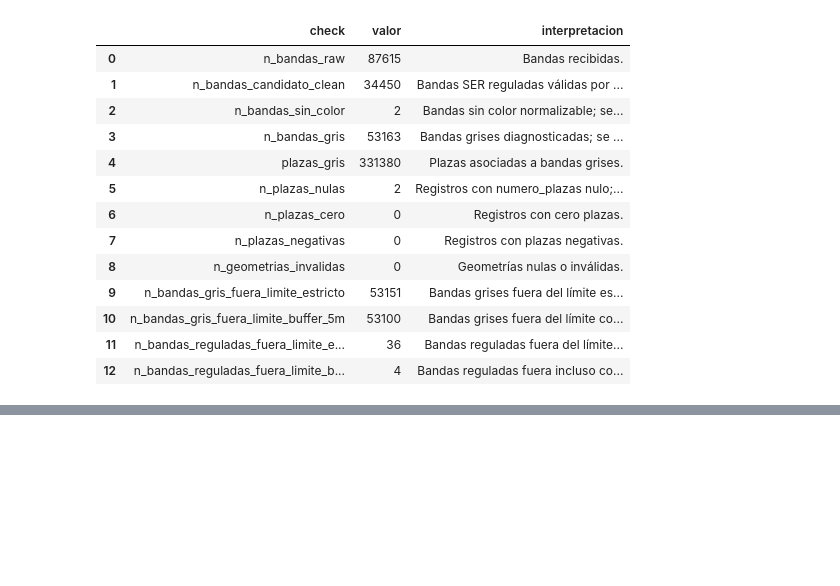
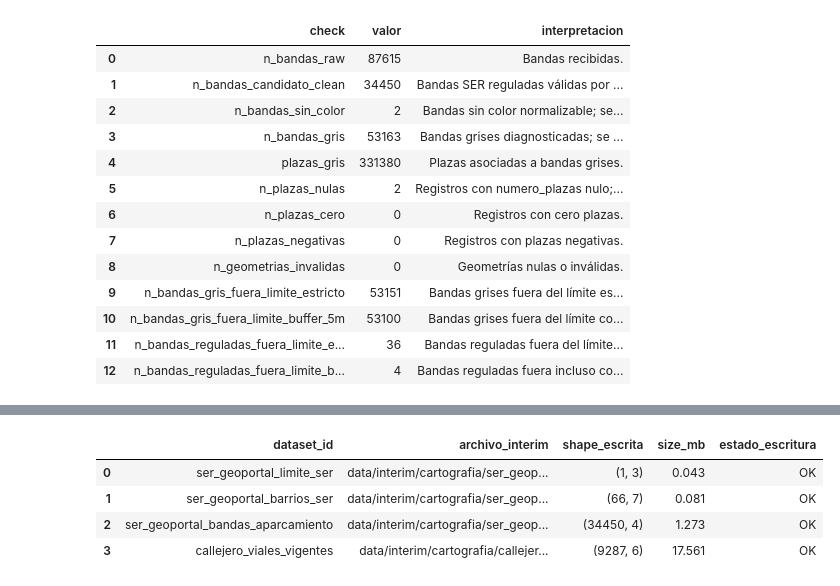
Before and after one commit to hugoramirovilla-boop/TFM_parking_madrid, a Jupyter notebook: notebooks/02_02_cartografia_ser.ipynb, the cells around one changed output, grey strips where cells are left out. Cells and saved outputs as stored; diff of their text form; code cells hidden in the pictures; blank space fills up the shorter version.

```diff
--- a/notebooks/02_02_cartografia_ser.ipynb
+++ b/notebooks/02_02_cartografia_ser.ipynb
@@ -599,7 +613,7 @@ La normalización realizada afecta únicamente a los nombres de columnas. No se
 GEO_RAW: dict[str, gpd.GeoDataFrame] = {}
 quality_rows = []
 
-for dataset_id in TARGET_DATASET_IDS:
+for dataset_id in CARTOGRAPHY_DATASET_IDS:
     raw_path = CARTOGRAPHY_RAW_PATHS[dataset_id]
     if not raw_path.exists():
         raise FileNotFoundError(
@@ -640,15 +654,15 @@ for dataset_id in TARGET_DATASET_IDS:
 inspection_table = pd.DataFrame(quality_rows)
 
 observed_geo_ids = list(GEO_RAW)
-if observed_geo_ids != TARGET_DATASET_IDS:
+if observed_geo_ids != CARTOGRAPHY_DATASET_IDS:
     raise ValueError(
-        "GEO_RAW no contiene exactamente los cuatro dataset_id esperados. "
-        f"Observado: {observed_geo_ids}; esperado: {TARGET_DATASET_IDS}"
+        "GEO_RAW no contiene exactamente los cuatro dataset_id cartográficos esperados. "
+        f"Observado: {observed_geo_ids}; esperado: {CARTOGRAPHY_DATASET_IDS}"
     )
 
 if len(inspection_table) != 4:
     raise ValueError(
-        "La tabla de inspección debe contener exactamente cuatro filas. "
+        "La tabla de inspección debe contener exactamente cuatro filas cartográficas. "
         f"Valor observado: {len(inspection_table)}; esperado: 4"
     )
 
@@ -1378,0 +1374,45 @@ Con estas capas cerradas, el siguiente bloque del notebook podrá diagnosticar y
+# %%
+ensure_parquet_engine()
+
+cartography_clean_outputs = {
+    "ser_geoportal_limite_ser": ser_geoportal_limite_ser_clean,
+    "ser_geoportal_barrios_ser": ser_geoportal_barrios_ser_clean,
+    "ser_geoportal_bandas_aparcamiento": ser_geoportal_bandas_aparcamiento_clean,
+    "callejero_viales_vigentes": callejero_viales_vigentes_clean,
+}
+
+missing_outputs = [
+    dataset_id for dataset_id in CARTOGRAPHY_DATASET_IDS
+    if dataset_id not in cartography_clean_outputs
+]
+if missing_outputs:
+    raise ValueError(f"Faltan salidas limpias para escribir: {missing_outputs}")
+
+write_rows = []
+for dataset_id in CARTOGRAPHY_DATASET_IDS:
+    clean_gdf = cartography_clean_outputs[dataset_id]
+    if clean_gdf.empty:
+        raise ValueError(f"Dataset: {dataset_id}; la salida limpia está vacía y no se escribe.")
+    output_path = CANDIDATE_INTERIM_PATHS[dataset_id]
+    output_path.parent.mkdir(parents=True, exist_ok=True)
+    clean_gdf.to_parquet(output_path, index=False)
+    if not output_path.exists():
+        raise FileNotFoundError(
+            f"Dataset: {dataset_id}; ruta: {relpath(output_path)}; no se localiza el Parquet escrito."
+        )
+    write_rows.append({
+        "dataset_id": dataset_id,
+        "archivo_interim": relpath(output_path),
+        "shape_escrita": clean_gdf.shape,
+        "size_mb": round(output_path.stat().st_size / 1024 / 1024, 3),
+        "estado_escritura": "OK",
+    })
+
+write_check = pd.DataFrame(write_rows)
+write_check
+# %% [output]
+|  | dataset_id | archivo_interim | shape_escrita | size_mb | estado_escritura |
+| 0 | ser_geoportal_limite_ser | data/interim/cartografia/ser_geop... | (1, 3) | 0.043 | OK |
+| 1 | ser_geoportal_barrios_ser | data/interim/cartografia/ser_geop... | (66, 7) | 0.081 | OK |
+| 2 | ser_geoportal_bandas_aparcamiento | data/interim/cartografia/ser_geop... | (34450, 4) | 1.273 | OK |
+| 3 | callejero_viales_vigentes | data/interim/cartografia/callejer... | (9287, 6) | 17.561 | OK |
```
Also changed, not shown: parts of 17 cells of this notebook, 1 other file.
